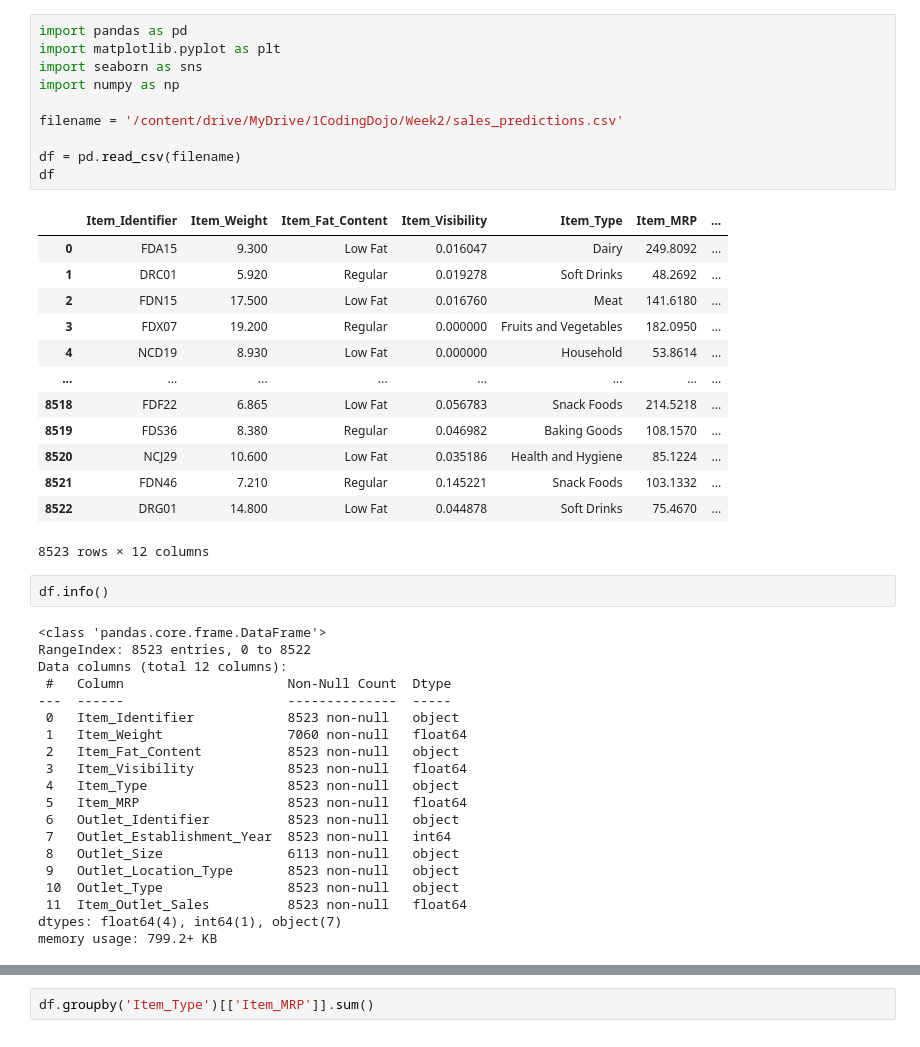
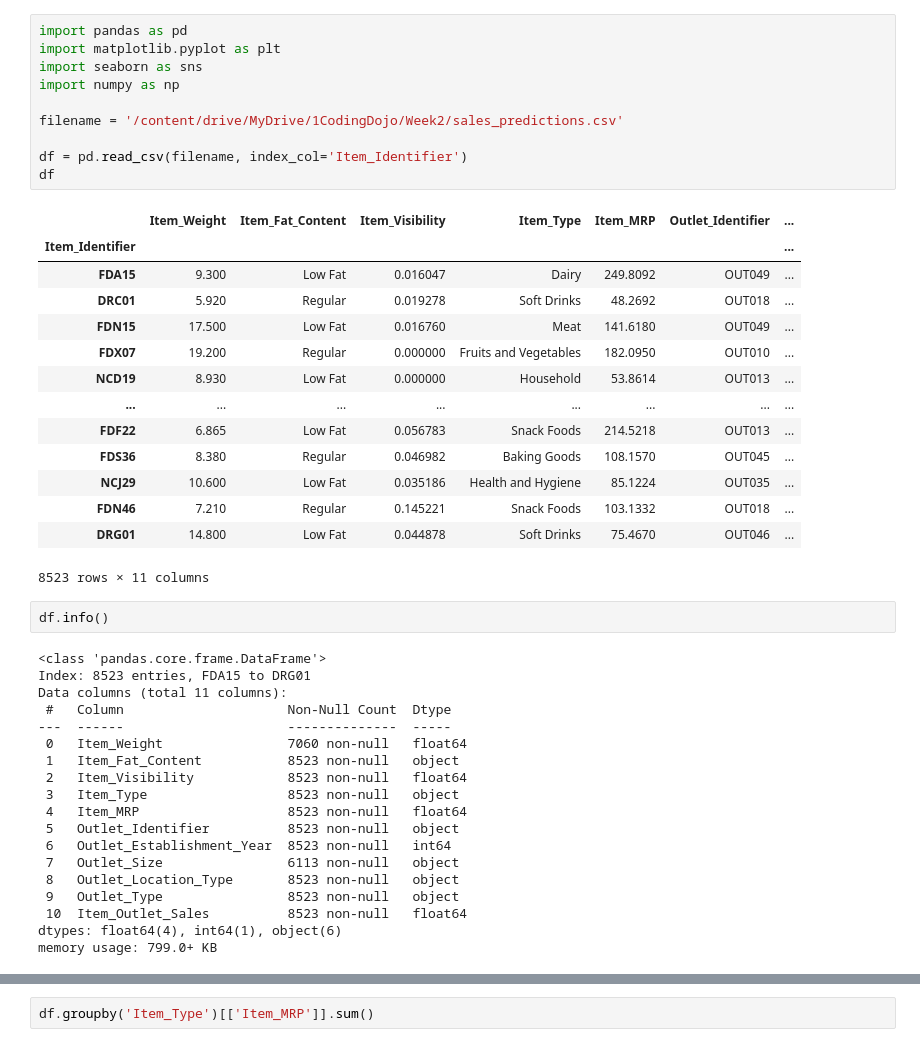
Before and after one commit to munusamymp/sales-predictions, a Jupyter notebook: sales_predictions.ipynb, the cells around one changed output, grey strips where cells are left out. Drawn from its saved outputs; the diff is of its cells as text.

Commit message:
Data Clean up Completed

```diff
--- a/sales_predictions.ipynb
+++ b/sales_predictions.ipynb
@@ -1,46 +1,46 @@
 # %%
 import pandas as pd
 import matplotlib.pyplot as plt
 import seaborn as sns
 import numpy as np
 
 filename = '/content/drive/MyDrive/1CodingDojo/Week2/sales_predictions.csv'
 
-df = pd.read_csv(filename)
+df = pd.read_csv(filename, index_col='Item_Identifier')
 df
 # %% [output]
-|  | Item_Identifier | Item_Weight | Item_Fat_Content | Item_Visibility | Item_Type | Item_MRP | ... |
-| 0 | FDA15 | 9.300 | Low Fat | 0.016047 | Dairy | 249.8092 | ... |
-| 1 | DRC01 | 5.920 | Regular | 0.019278 | Soft Drinks | 48.2692 | ... |
-| 2 | FDN15 | 17.500 | Low Fat | 0.016760 | Meat | 141.6180 | ... |
-| 3 | FDX07 | 19.200 | Regular | 0.000000 | Fruits and Vegetables | 182.0950 | ... |
-| 4 | NCD19 | 8.930 | Low Fat | 0.000000 | Household | 53.8614 | ... |
+|  | Item_Weight | Item_Fat_Content | Item_Visibility | Item_Type | Item_MRP | Outlet_Identifier | ... |
+| Item_Identifier |  |  |  |  |  |  | ... |
+| FDA15 | 9.300 | Low Fat | 0.016047 | Dairy | 249.8092 | OUT049 | ... |
+| DRC01 | 5.920 | Regular | 0.019278 | Soft Drinks | 48.2692 | OUT018 | ... |
+| FDN15 | 17.500 | Low Fat | 0.016760 | Meat | 141.6180 | OUT049 | ... |
+| FDX07 | 19.200 | Regular | 0.000000 | Fruits and Vegetables | 182.0950 | OUT010 | ... |
+| NCD19 | 8.930 | Low Fat | 0.000000 | Household | 53.8614 | OUT013 | ... |
 | ... | ... | ... | ... | ... | ... | ... | ... |
-| 8518 | FDF22 | 6.865 | Low Fat | 0.056783 | Snack Foods | 214.5218 | ... |
-| 8519 | FDS36 | 8.380 | Regular | 0.046982 | Baking Goods | 108.1570 | ... |
-| 8520 | NCJ29 | 10.600 | Low Fat | 0.035186 | Health and Hygiene | 85.1224 | ... |
-| 8521 | FDN46 | 7.210 | Regular | 0.145221 | Snack Foods | 103.1332 | ... |
-| 8522 | DRG01 | 14.800 | Low Fat | 0.044878 | Soft Drinks | 75.4670 | ... |
+| FDF22 | 6.865 | Low Fat | 0.056783 | Snack Foods | 214.5218 | OUT013 | ... |
+| FDS36 | 8.380 | Regular | 0.046982 | Baking Goods | 108.1570 | OUT045 | ... |
+| NCJ29 | 10.600 | Low Fat | 0.035186 | Health and Hygiene | 85.1224 | OUT035 | ... |
+| FDN46 | 7.210 | Regular | 0.145221 | Snack Foods | 103.1332 | OUT018 | ... |
+| DRG01 | 14.800 | Low Fat | 0.044878 | Soft Drinks | 75.4670 | OUT046 | ... |
-8523 rows × 12 columns
+8523 rows × 11 columns
 # %%
 df.info()
 # %% [output]
 <class 'pandas.core.frame.DataFrame'>
-RangeIndex: 8523 entries, 0 to 8522
-Data columns (total 12 columns):
+Index: 8523 entries, FDA15 to DRG01
+Data columns (total 11 columns):
  #   Column                     Non-Null Count  Dtype
 ---  ------                     --------------  -----
- 0   Item_Identifier            8523 non-null   object
- 1   Item_Weight                7060 non-null   float64
- 2   Item_Fat_Content           8523 non-null   object
- 3   Item_Visibility            8523 non-null   float64
- 4   Item_Type                  8523 non-null   object
- 5   Item_MRP                   8523 non-null   float64
- 6   Outlet_Identifier          8523 non-null   object
- 7   Outlet_Establishment_Year  8523 non-null   int64
- 8   Outlet_Size                6113 non-null   object
- 9   Outlet_Location_Type       8523 non-null   object
- 10  Outlet_Type                8523 non-null   object
- 11  Item_Outlet_Sales          8523 non-null   float64
-dtypes: float64(4), int64(1), object(7)
-memory usage: 799.2+ KB
+ 0   Item_Weight                7060 non-null   float64
+ 1   Item_Fat_Content           8523 non-null   object
+ 2   Item_Visibility            8523 non-null   float64
+ 3   Item_Type                  8523 non-null   object
+ 4   Item_MRP                   8523 non-null   float64
+ 5   Outlet_Identifier          8523 non-null   object
+ 6   Outlet_Establishment_Year  8523 non-null   int64
+ 7   Outlet_Size                6113 non-null   object
+ 8   Outlet_Location_Type       8523 non-null   object
+ 9   Outlet_Type                8523 non-null   object
+ 10  Item_Outlet_Sales          8523 non-null   float64
+dtypes: float64(4), int64(1), object(6)
+memory usage: 799.0+ KB
```
Also changed, not shown: parts of 2 cells of this notebook.
